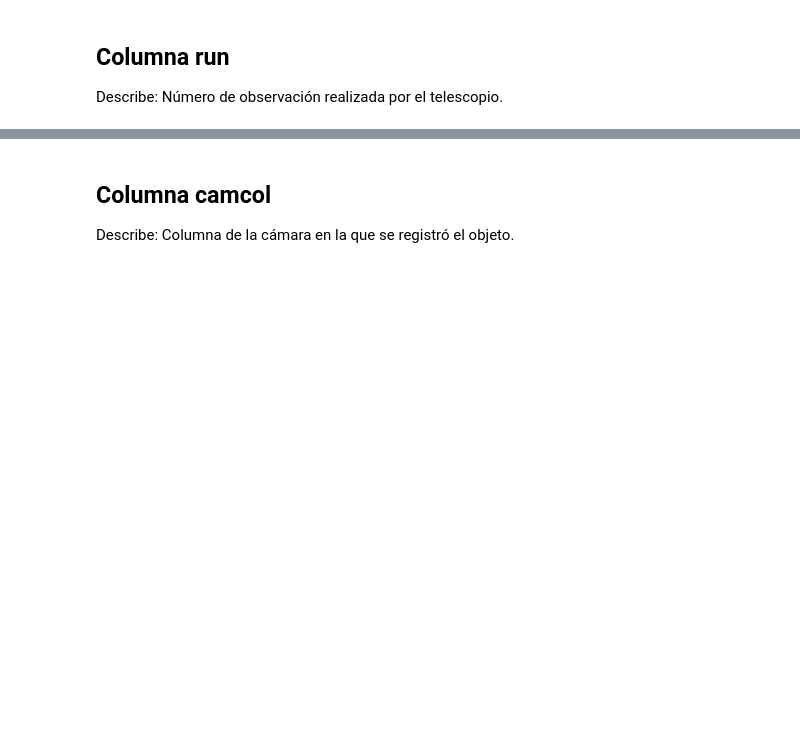
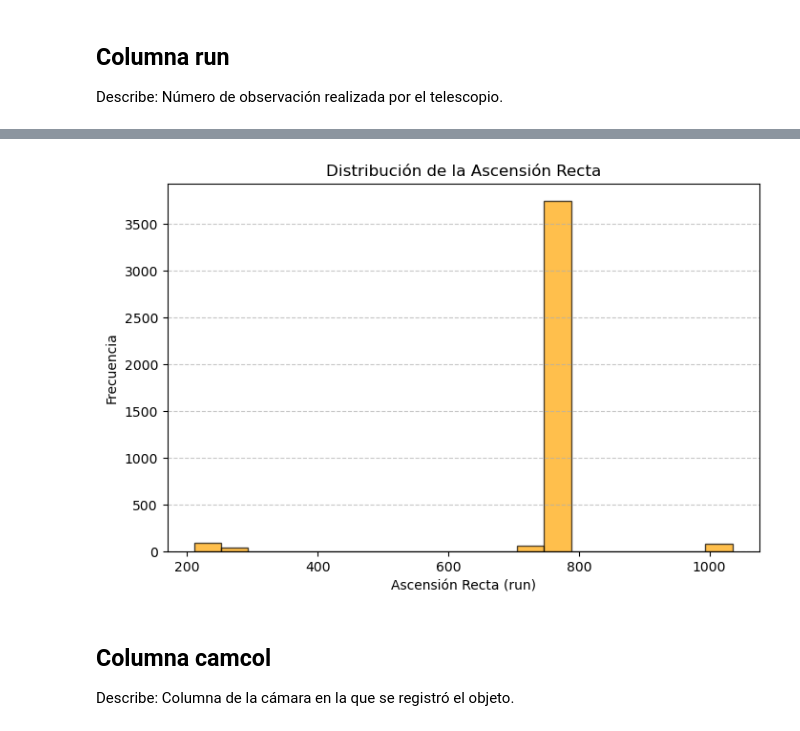
Before and after one commit to Marcosespa/Laboratorio-1-BI, a Jupyter notebook: laboratorios-master/202510/Laboratorio 1 - Regresión/lab1.ipynb, the cells around one changed output, grey strips where cells are left out. Drawn from its saved outputs; the diff is of its cells as text; code cells hidden in the pictures; blank space fills up the shorter version.

```diff
--- a/laboratorios-master/202510/Laboratorio 1 - Regresión/lab1.ipynb
+++ b/laboratorios-master/202510/Laboratorio 1 - Regresión/lab1.ipynb
@@ -477,3 +538,16 @@ Describe: Número de observación realizada por el telescopio.
+# %%
+plt.figure(figsize=(8, 5))
+plt.hist(data_t["run"], bins=20, edgecolor="black", alpha=0.7, color="orange")
+plt.xlabel("Ascensión Recta (run)")
+plt.ylabel("Frecuencia")
+plt.title("Distribución de la Ascensión Recta")
+plt.grid(axis="y", linestyle="--", alpha=0.7)
+
+plt.show()
+
+#Pendiente revisar si es que tiene poquitas muestras que puede ser un error
+# %% [output]
+[figure, added]
 # %% [markdown]
 ## Columna camcol
 Describe: Columna de la cámara en la que se registró el objeto.
```
Also changed, not shown: parts of 7 cells of this notebook.
